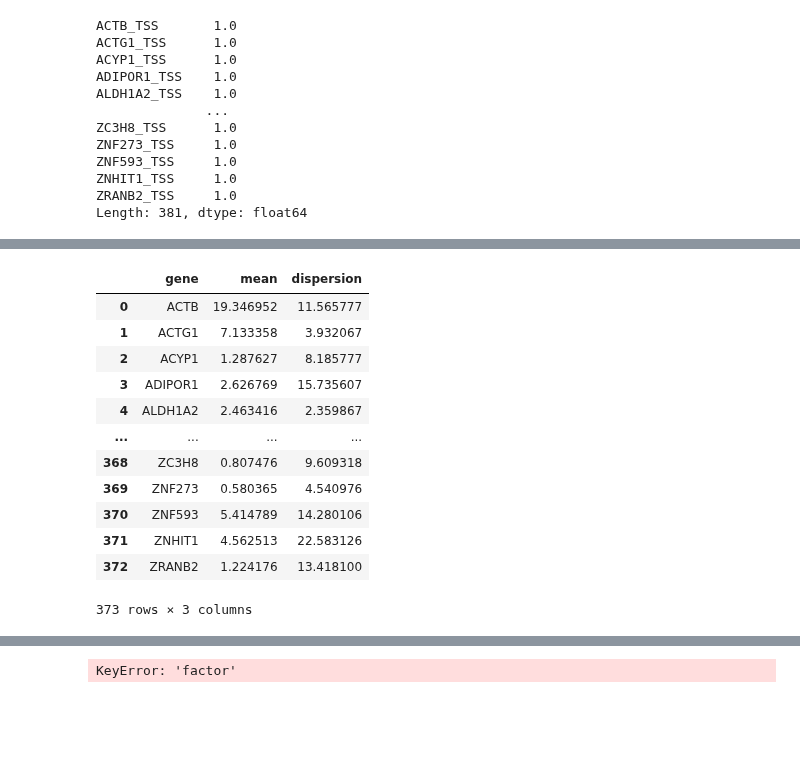
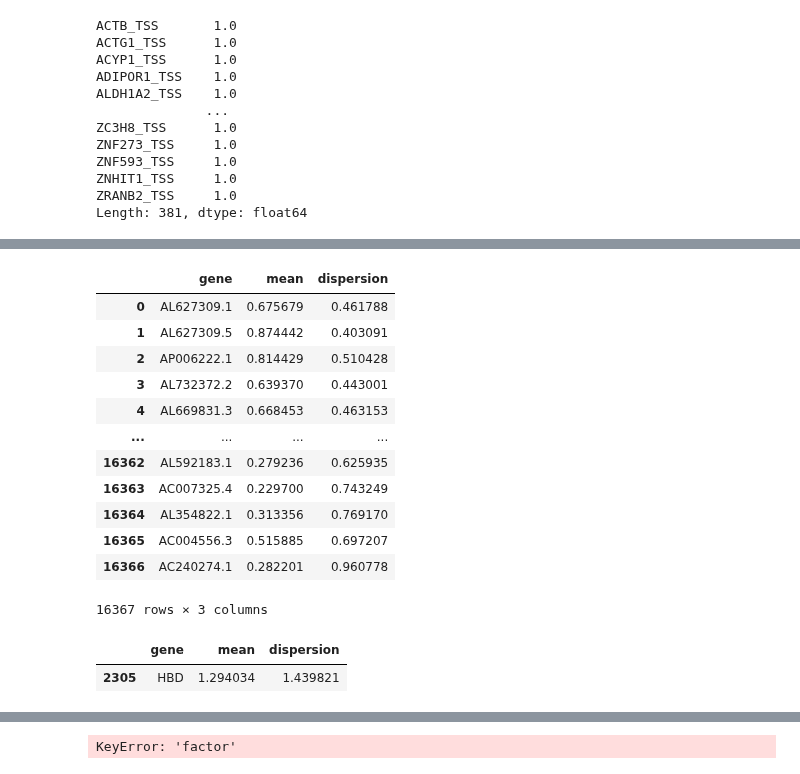
Before and after one commit to pinellolab/PerTurbo, a Jupyter notebook: docs/notebooks/gasperini_pilot_jax_multigene.ipynb, the cells around one changed output, grey strips where cells are left out. Cells and saved outputs as stored; diff of their text form; code cells hidden in the pictures; blank space fills up the shorter version.

```diff
--- a/docs/notebooks/gasperini_pilot_jax_multigene.ipynb
+++ b/docs/notebooks/gasperini_pilot_jax_multigene.ipynb
@@ -305 +393,36 @@ svi_result = run_svi(
+# %%
+lr = optax.linear_schedule(0.03, 0.001, n_epochs * n_steps_per_epoch)
+
+adam = ClippedAdam(step_size=lr)
+svi = SVI(perturbseq_model_turbo, perturbseq_guide, adam, loss=TraceMeanField_ELBO())
+# svi_result = svi.run(
+#     PRNGKey(1),
+#     100,
+#     *model_args,
+#     **model_kwargs,
+# )
+
+# svi_result = svi.run(
+#     PRNGKey(1),
+#     100,
+#     *model_args,
+#     **model_kwargs,
+# )
+
+for i in tqdm(range(n_epochs)):
+    svi_result = svi.run(
+        PRNGKey(i),
+        n_steps_per_epoch,
+        *model_args,
+        **model_kwargs,
+        init_state=init_state,
+        progress_bar=False,
+    )
+    param_values.append(svi_result.params)
+    losses = jnp.concatenate((losses, svi_result.losses))
+    init_state = svi_result.state
+
+
+# plt.plot(losses)
+# plt.show()
 # %%
@@ -349,27 +492,32 @@ plt.scatter(
 # %%
 param_medians = perturbseq_guide.median(params)
 gene_params_df = pd.DataFrame(
     {
-        "gene": genes,
+        "gene": mdata["rna"].var_names,
         "mean": param_medians["mean"],
         "dispersion": param_medians["dispersion"] if "dispersion" in param_medians else 1,
     }
 )
 gene_params_df
 # %% [output]
 |  | gene | mean | dispersion |
-| 0 | ACTB | 19.346952 | 11.565777 |
-| 1 | ACTG1 | 7.133358 | 3.932067 |
-| 2 | ACYP1 | 1.287627 | 8.185777 |
-| 3 | ADIPOR1 | 2.626769 | 15.735607 |
-| 4 | ALDH1A2 | 2.463416 | 2.359867 |
+| 0 | AL627309.1 | 0.675679 | 0.461788 |
+| 1 | AL627309.5 | 0.874442 | 0.403091 |
+| 2 | AP006222.1 | 0.814429 | 0.510428 |
+| 3 | AL732372.2 | 0.639370 | 0.443001 |
+| 4 | AL669831.3 | 0.668453 | 0.463153 |
 | ... | ... | ... | ... |
-| 368 | ZC3H8 | 0.807476 | 9.609318 |
-| 369 | ZNF273 | 0.580365 | 4.540976 |
-| 370 | ZNF593 | 5.414789 | 14.280106 |
-| 371 | ZNHIT1 | 4.562513 | 22.583126 |
-| 372 | ZRANB2 | 1.224176 | 13.418100 |
+| 16362 | AL592183.1 | 0.279236 | 0.625935 |
+| 16363 | AC007325.4 | 0.229700 | 0.743249 |
+| 16364 | AL354822.1 | 0.313356 | 0.769170 |
+| 16365 | AC004556.3 | 0.515885 | 0.697207 |
+| 16366 | AC240274.1 | 0.282201 | 0.960778 |
-373 rows × 3 columns
+16367 rows × 3 columns
+# %%
+gene_params_df.query("gene=='HBD'")
+# %% [output]
+|  | gene | mean | dispersion |
+| 2305 | HBD | 1.294034 | 1.439821 |
 # %%
 sns.scatterplot(gene_params_df, x="mean", y="dispersion", alpha=0.2)
 plt.loglog()
```
Also changed, not shown: parts of 32 cells of this notebook, 5 other files.
